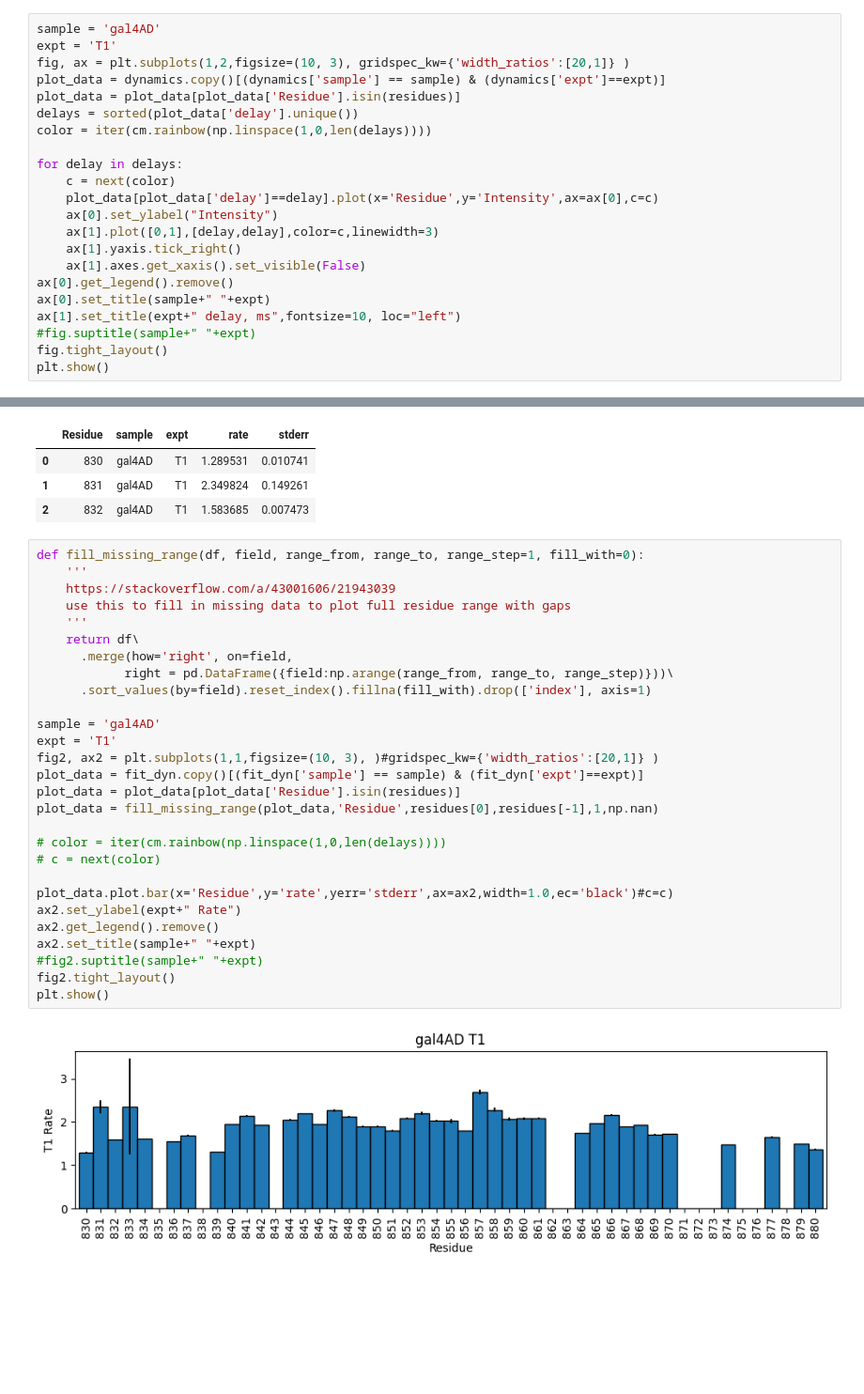
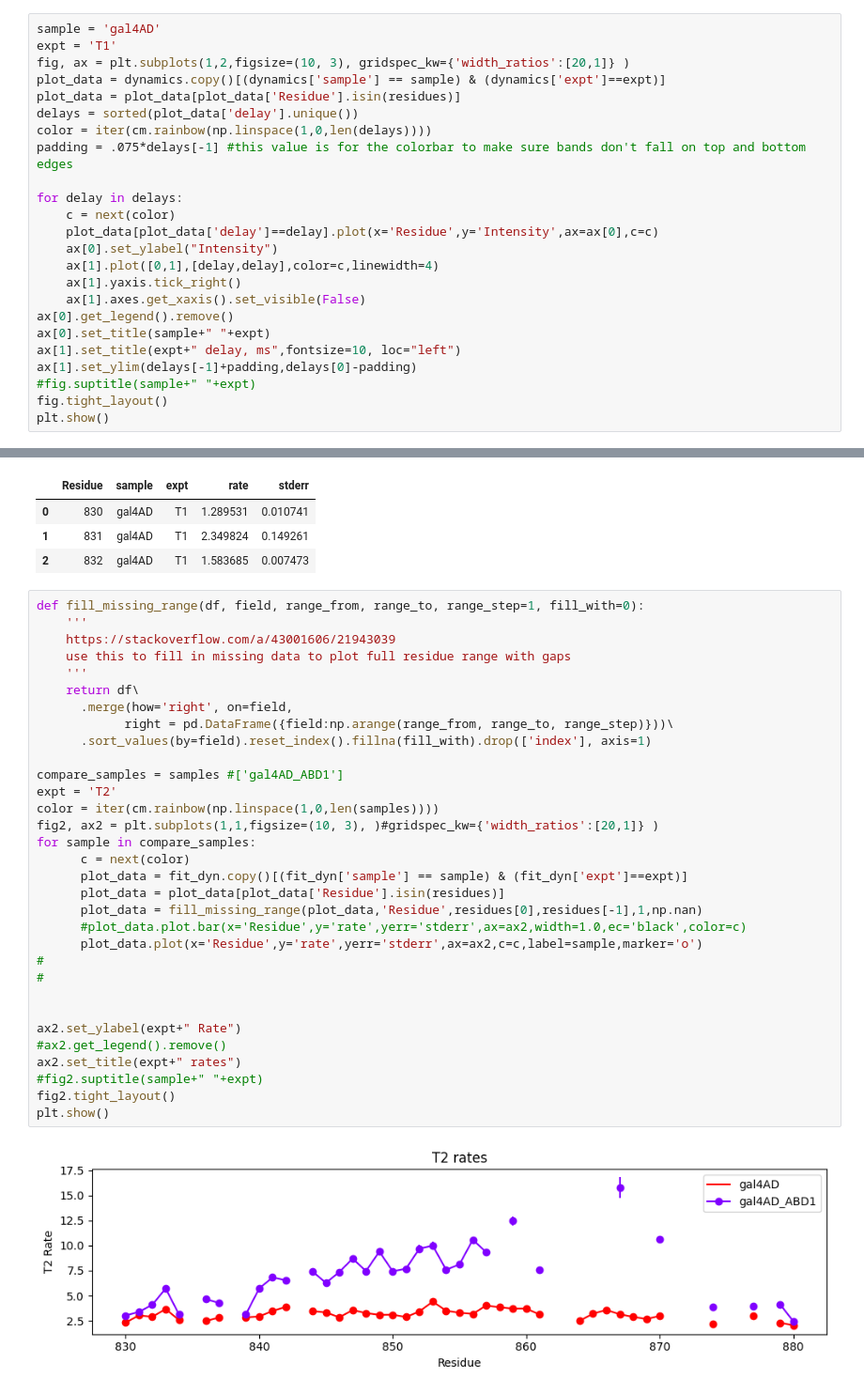
Before and after one commit to tuttlelm/nmr_tools, a Jupyter notebook: analyze_nvj_rates.ipynb, the cells around one changed output, grey strips where cells are left out. Shown at 94% size. Saved outputs shown, nothing was run; the diff lists cells and outputs as text; blank space fills up the shorter version.

```diff
--- a/analyze_nvj_rates.ipynb
+++ b/analyze_nvj_rates.ipynb
@@ -54,17 +54,19 @@ plot_data = dynamics.copy()[(dynamics['sample'] == sample) & (dynamics['expt']==
 plot_data = plot_data[plot_data['Residue'].isin(residues)]
 delays = sorted(plot_data['delay'].unique())
 color = iter(cm.rainbow(np.linspace(1,0,len(delays))))
+padding = .075*delays[-1] #this value is for the colorbar to make sure bands don't fall on top and bottom edges
 
 for delay in delays:
     c = next(color)
     plot_data[plot_data['delay']==delay].plot(x='Residue',y='Intensity',ax=ax[0],c=c)
     ax[0].set_ylabel("Intensity")
-    ax[1].plot([0,1],[delay,delay],color=c,linewidth=3)
+    ax[1].plot([0,1],[delay,delay],color=c,linewidth=4)
     ax[1].yaxis.tick_right()
     ax[1].axes.get_xaxis().set_visible(False)
 ax[0].get_legend().remove()
 ax[0].set_title(sample+" "+expt)
 ax[1].set_title(expt+" delay, ms",fontsize=10, loc="left")
+ax[1].set_ylim(delays[-1]+padding,delays[0]-padding)
 #fig.suptitle(sample+" "+expt)
 fig.tight_layout()
 plt.show()
@@ -109,30 +111,34 @@ fit_dyn.head(3)
 # %%
 def fill_missing_range(df, field, range_from, range_to, range_step=1, fill_with=0):
     '''
     https://stackoverflow.com/a/43001606/21943039
     use this to fill in missing data to plot full residue range with gaps
     '''
     return df\
       .merge(how='right', on=field,
             right = pd.DataFrame({field:np.arange(range_from, range_to, range_step)}))\
       .sort_values(by=field).reset_index().fillna(fill_with).drop(['index'], axis=1)
 
-sample = 'gal4AD'
-expt = 'T1'
+compare_samples = samples #['gal4AD_ABD1']
+expt = 'T2'
+color = iter(cm.rainbow(np.linspace(1,0,len(samples))))
 fig2, ax2 = plt.subplots(1,1,figsize=(10, 3), )#gridspec_kw={'width_ratios':[20,1]} )
-plot_data = fit_dyn.copy()[(fit_dyn['sample'] == sample) & (fit_dyn['expt']==expt)]
-plot_data = plot_data[plot_data['Residue'].isin(residues)]
-plot_data = fill_missing_range(plot_data,'Residue',residues[0],residues[-1],1,np.nan)
+for sample in compare_samples:
+      c = next(color)
+      plot_data = fit_dyn.copy()[(fit_dyn['sample'] == sample) & (fit_dyn['expt']==expt)]
+      plot_data = plot_data[plot_data['Residue'].isin(residues)]
+      plot_data = fill_missing_range(plot_data,'Residue',residues[0],residues[-1],1,np.nan)
+      #plot_data.plot.bar(x='Residue',y='rate',yerr='stderr',ax=ax2,width=1.0,ec='black',color=c)
+      plot_data.plot(x='Residue',y='rate',yerr='stderr',ax=ax2,c=c,label=sample,marker='o')
+#
+#
 
-# color = iter(cm.rainbow(np.linspace(1,0,len(delays))))
-# c = next(color)
 
-plot_data.plot.bar(x='Residue',y='rate',yerr='stderr',ax=ax2,width=1.0,ec='black')#c=c)
 ax2.set_ylabel(expt+" Rate")
-ax2.get_legend().remove()
-ax2.set_title(sample+" "+expt)
+#ax2.get_legend().remove()
+ax2.set_title(expt+" rates")
 #fig2.suptitle(sample+" "+expt)
 fig2.tight_layout()
 plt.show()
 # %% [output]
-[figure, old version]
+[figure, new version]
```
Also changed, not shown: parts of 2 cells of this notebook.
